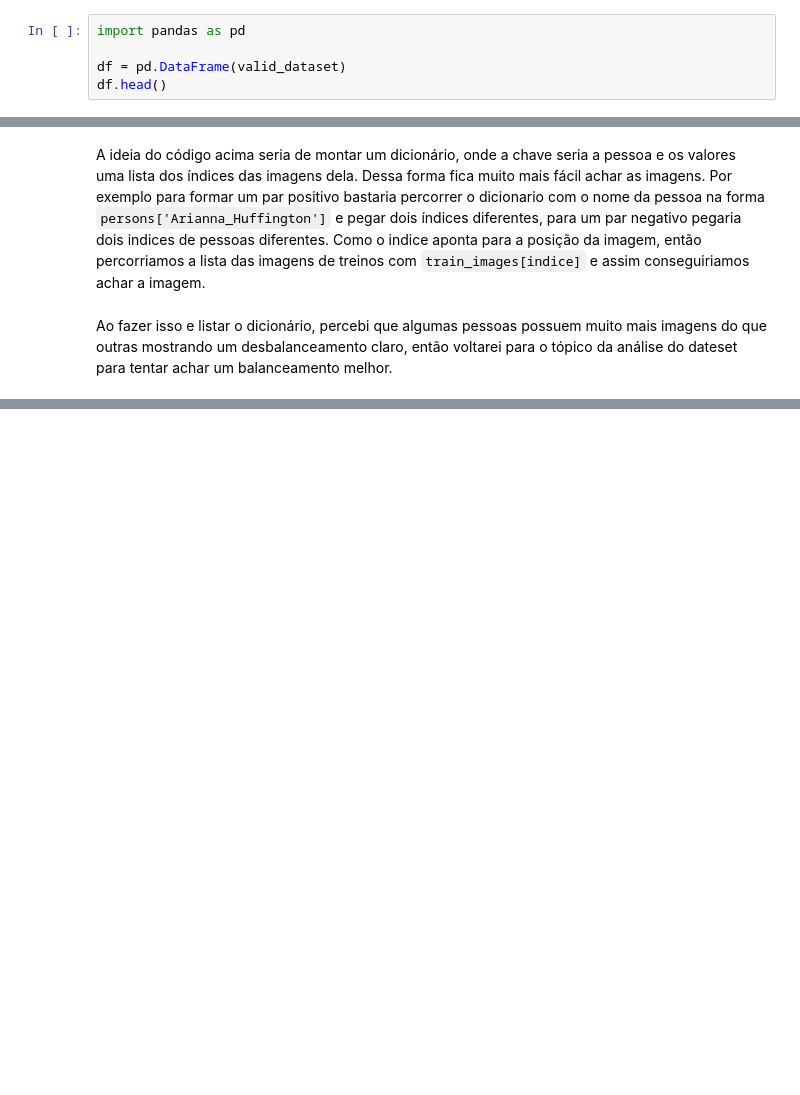
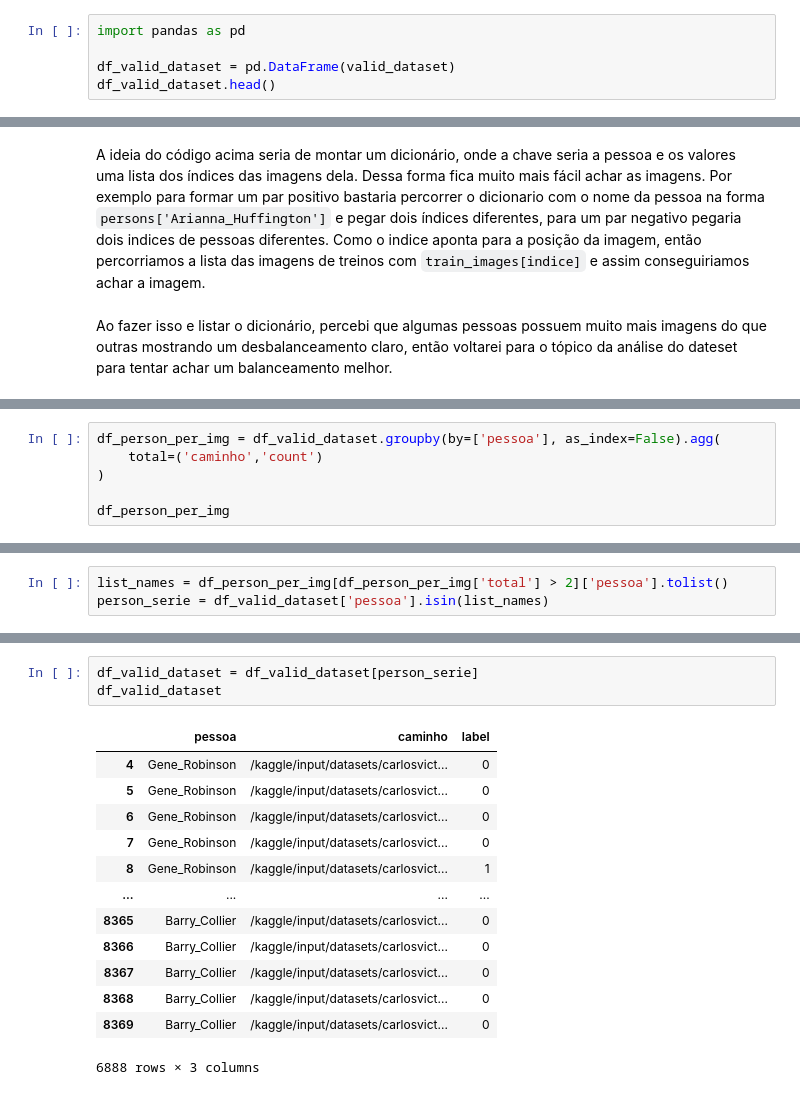
Before and after one commit to Carlos-Vic/face-recognition, a Jupyter notebook: notebook/carlos-oliveira-solution.ipynb, the cells around one changed output, grey strips where cells are left out. Drawn from its saved outputs; the diff is of its cells as text; blank space fills up the shorter version.

```diff
--- a/notebook/carlos-oliveira-solution.ipynb
+++ b/notebook/carlos-oliveira-solution.ipynb
@@ -559,8 +559,8 @@ Transformando o dicionário feito acima para um dataframe para ficar mais fácil
 # %%
 import pandas as pd
 
-df = pd.DataFrame(valid_dataset)
-df.head()
+df_valid_dataset = pd.DataFrame(valid_dataset)
+df_valid_dataset.head()
 # %% [output]
 |  | pessoa | caminho | label |
 | 0 | Tyler_Hamilton | /kaggle/input/datasets/carlosvict... | 0 |
@@ -632,0 +637,6 @@ Ao fazer isso e listar o dicionário, percebi que algumas pessoas possuem muito
+# %%
+df_person_per_img = df_valid_dataset.groupby(by=['pessoa'], as_index=False).agg(
+    total=('caminho','count')
+)
+
+df_person_per_img
@@ -632,0 +659,3 @@ Ao fazer isso e listar o dicionário, percebi que algumas pessoas possuem muito
+# %%
+list_names = df_person_per_img[df_person_per_img['total'] > 2]['pessoa'].tolist()
+person_serie = df_valid_dataset['pessoa'].isin(list_names)
@@ -632,0 +681,17 @@ Ao fazer isso e listar o dicionário, percebi que algumas pessoas possuem muito
+# %%
+df_valid_dataset = df_valid_dataset[person_serie]
+df_valid_dataset
+# %% [output]
+|  | pessoa | caminho | label |
+| 4 | Gene_Robinson | /kaggle/input/datasets/carlosvict... | 0 |
+| 5 | Gene_Robinson | /kaggle/input/datasets/carlosvict... | 0 |
+| 6 | Gene_Robinson | /kaggle/input/datasets/carlosvict... | 0 |
+| 7 | Gene_Robinson | /kaggle/input/datasets/carlosvict... | 0 |
+| 8 | Gene_Robinson | /kaggle/input/datasets/carlosvict... | 1 |
+| ... | ... | ... | ... |
+| 8365 | Barry_Collier | /kaggle/input/datasets/carlosvict... | 0 |
+| 8366 | Barry_Collier | /kaggle/input/datasets/carlosvict... | 0 |
+| 8367 | Barry_Collier | /kaggle/input/datasets/carlosvict... | 0 |
+| 8368 | Barry_Collier | /kaggle/input/datasets/carlosvict... | 0 |
+| 8369 | Barry_Collier | /kaggle/input/datasets/carlosvict... | 0 |
+6888 rows × 3 columns
```
Also changed, not shown: parts of 92 cells of this notebook.
